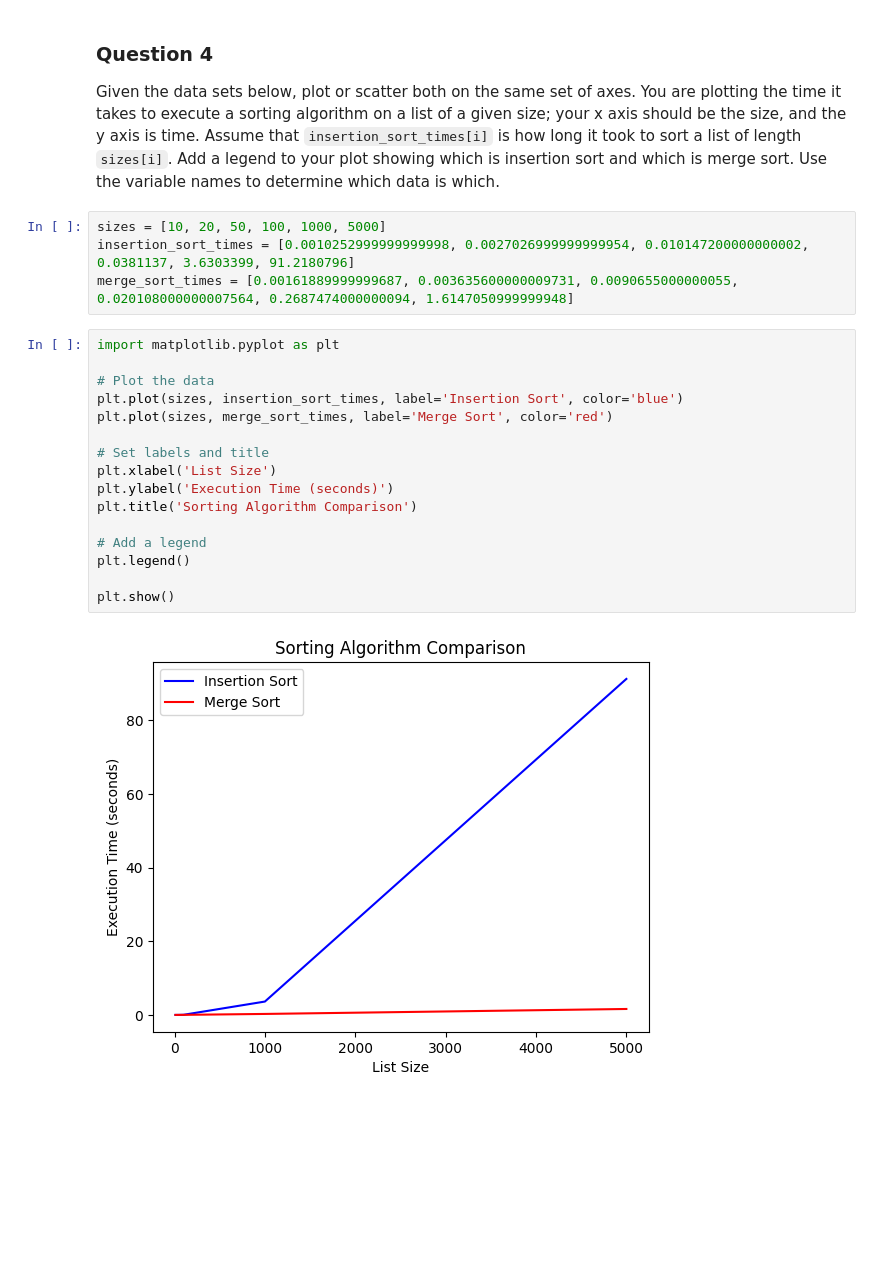
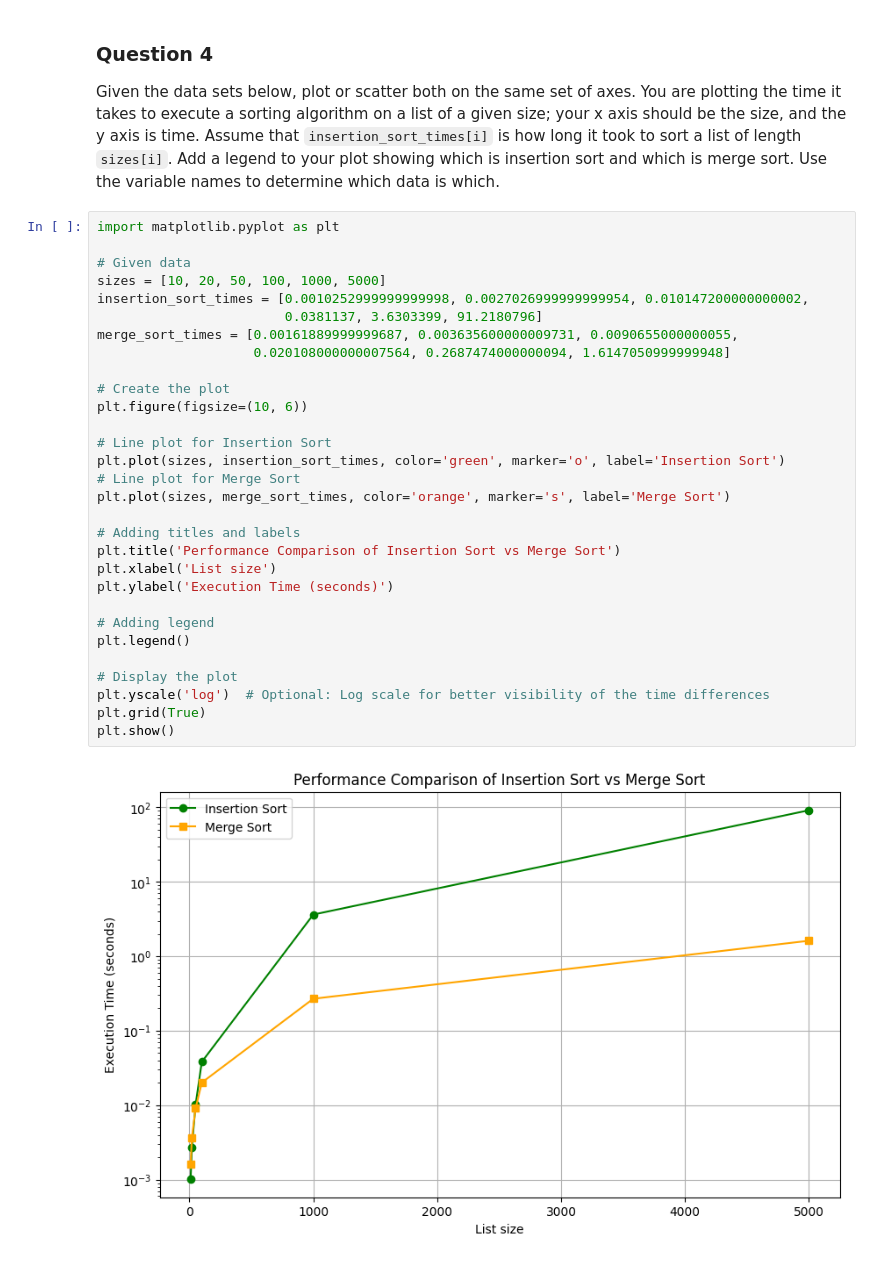
Before and after one commit to anjana-codes/webmin-03-project, a Jupyter notebook: pyplot.ipynb, the cells around one changed output. Saved outputs shown, nothing was run; the diff lists cells and outputs as text; blank space fills up the shorter version.

```diff
--- a/pyplot.ipynb
+++ b/pyplot.ipynb
@@ -143,25 +144,35 @@ Indices: [0 1 2 3 4]
 # %% [markdown]
 ### Question 4
  Given the data sets below, plot or scatter both on the same set of axes.  You are plotting the time it takes to execute a sorting algorithm on a list of a given size; your x axis should be the size, and the y axis is time.  Assume that `insertion_sort_times[i]` is how long it took to sort a list of length `sizes[i]`.  Add a legend to your plot showing which is insertion sort and which is merge sort.  Use the variable names to determine which data is which.
-# %%
-sizes = [10, 20, 50, 100, 1000, 5000]
-insertion_sort_times = [0.0010252999999999998, 0.0027026999999999954, 0.010147200000000002, 0.0381137, 3.6303399, 91.2180796]
-merge_sort_times = [0.00161889999999687, 0.003635600000009731, 0.0090655000000055, 0.020108000000007564, 0.2687474000000094, 1.6147050999999948]
-# %%
-import matplotlib.pyplot as plt
-
-# Plot the data
-plt.plot(sizes, insertion_sort_times, label='Insertion Sort', color='blue')
-plt.plot(sizes, merge_sort_times, label='Merge Sort', color='red')
-
-# Set labels and title
-plt.xlabel('List Size')
-plt.ylabel('Execution Time (seconds)')
-plt.title('Sorting Algorithm Comparison')
-
-# Add a legend
-plt.legend()
-
-plt.show()
-# %% [output]
-[figure, removed]
+# %%
+import matplotlib.pyplot as plt
+
+# Given data
+sizes = [10, 20, 50, 100, 1000, 5000]
+insertion_sort_times = [0.0010252999999999998, 0.0027026999999999954, 0.010147200000000002,
+                        0.0381137, 3.6303399, 91.2180796]
+merge_sort_times = [0.00161889999999687, 0.003635600000009731, 0.0090655000000055,
+                    0.020108000000007564, 0.2687474000000094, 1.6147050999999948]
+
+# Create the plot
+plt.figure(figsize=(10, 6))
+
+# Line plot for Insertion Sort
+plt.plot(sizes, insertion_sort_times, color='green', marker='o', label='Insertion Sort')
+# Line plot for Merge Sort
+plt.plot(sizes, merge_sort_times, color='orange', marker='s', label='Merge Sort')
+
+# Adding titles and labels
+plt.title('Performance Comparison of Insertion Sort vs Merge Sort')
+plt.xlabel('List size')
+plt.ylabel('Execution Time (seconds)')
+
+# Adding legend
+plt.legend()
+
+# Display the plot
+plt.yscale('log')  # Optional: Log scale for better visibility of the time differences
+plt.grid(True)
+plt.show()
+# %% [output]
+[figure, added]
```
Also changed, not shown: parts of 2 cells of this notebook, 1 other file.
